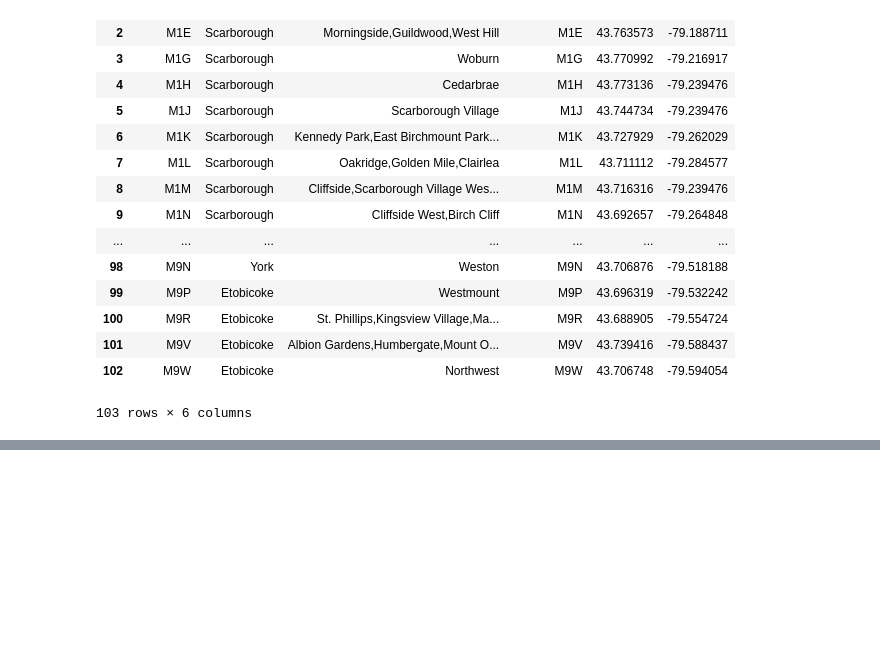
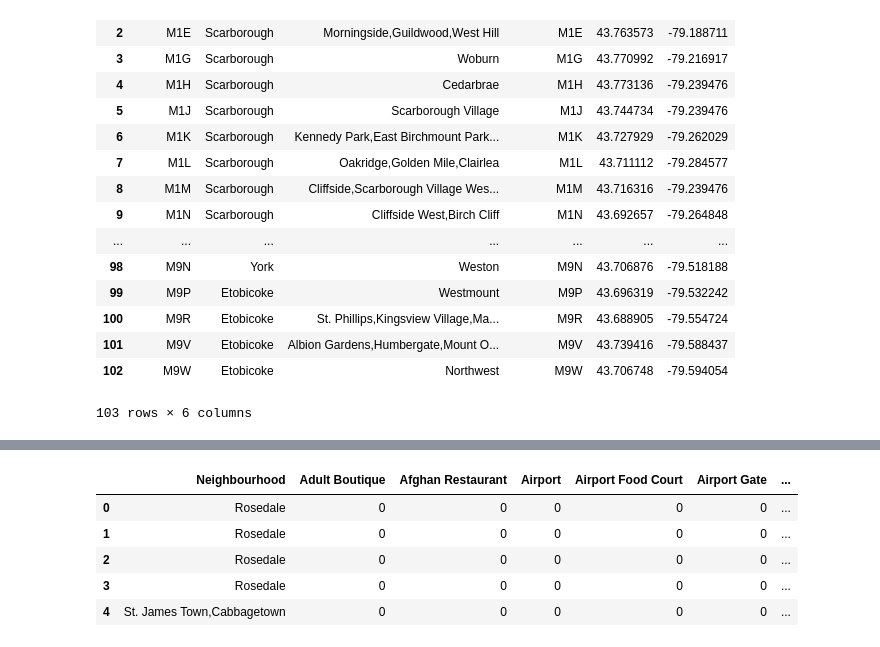
Before and after one commit to huiliijiang/coursera-project, a Jupyter notebook: Toronto.ipynb, the cells around one changed output, grey strips where cells are left out. Saved outputs shown, nothing was run; the diff lists cells and outputs as text; code cells hidden in the pictures; blank space fills up the shorter version.

```diff
--- a/Toronto.ipynb
+++ b/Toronto.ipynb
@@ -59,0 +147,5 @@ df_join
+# %%
+#downtown Toronto
+
+downtown_toronto = toronto[toronto['Borough'] == 'Downtown Toronto'].reset_index(drop=True)
+downtown_toronto.head()
@@ -59,0 +382,19 @@ df_join
+# %%
+# one hot encoding
+downtown_toronto_onehot = pd.get_dummies(downtown_toronto_venues[['Venue Category']], prefix="", prefix_sep="")
+
+# add neighborhood column back to dataframe
+downtown_toronto_onehot['Neighbourhood'] = downtown_toronto_venues['Neighbourhood']
+
+# move neighborhood column to the first column
+fixed_columns = [downtown_toronto_onehot.columns[-1]] + list(downtown_toronto_onehot.columns[:-1])
+downtown_toronto_onehot = downtown_toronto_onehot[fixed_columns]
+
+downtown_toronto_onehot.head()
+# %% [output]
+|  | Neighbourhood | Adult Boutique | Afghan Restaurant | Airport | Airport Food Court | Airport Gate | ... |
+| 0 | Rosedale | 0 | 0 | 0 | 0 | 0 | ... |
+| 1 | Rosedale | 0 | 0 | 0 | 0 | 0 | ... |
+| 2 | Rosedale | 0 | 0 | 0 | 0 | 0 | ... |
+| 3 | Rosedale | 0 | 0 | 0 | 0 | 0 | ... |
+| 4 | St. James Town,Cabbagetown | 0 | 0 | 0 | 0 | 0 | ... |
```
Also changed, not shown: parts of 28 cells of this notebook.
